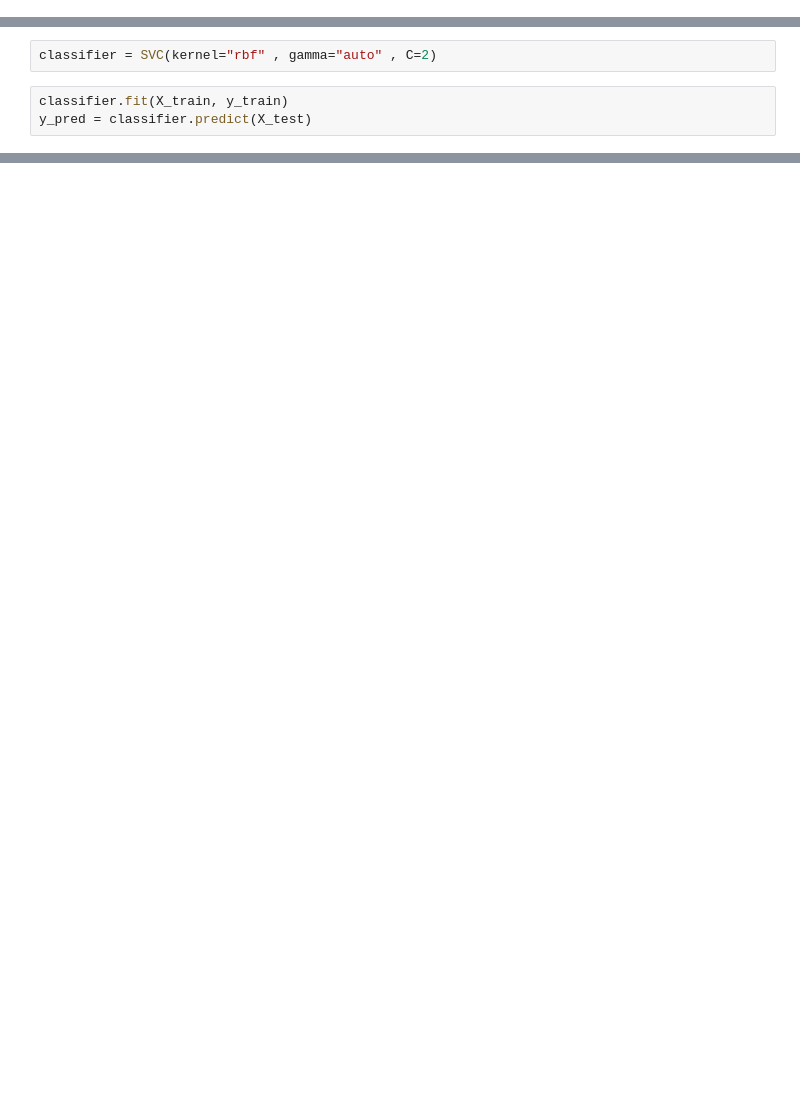
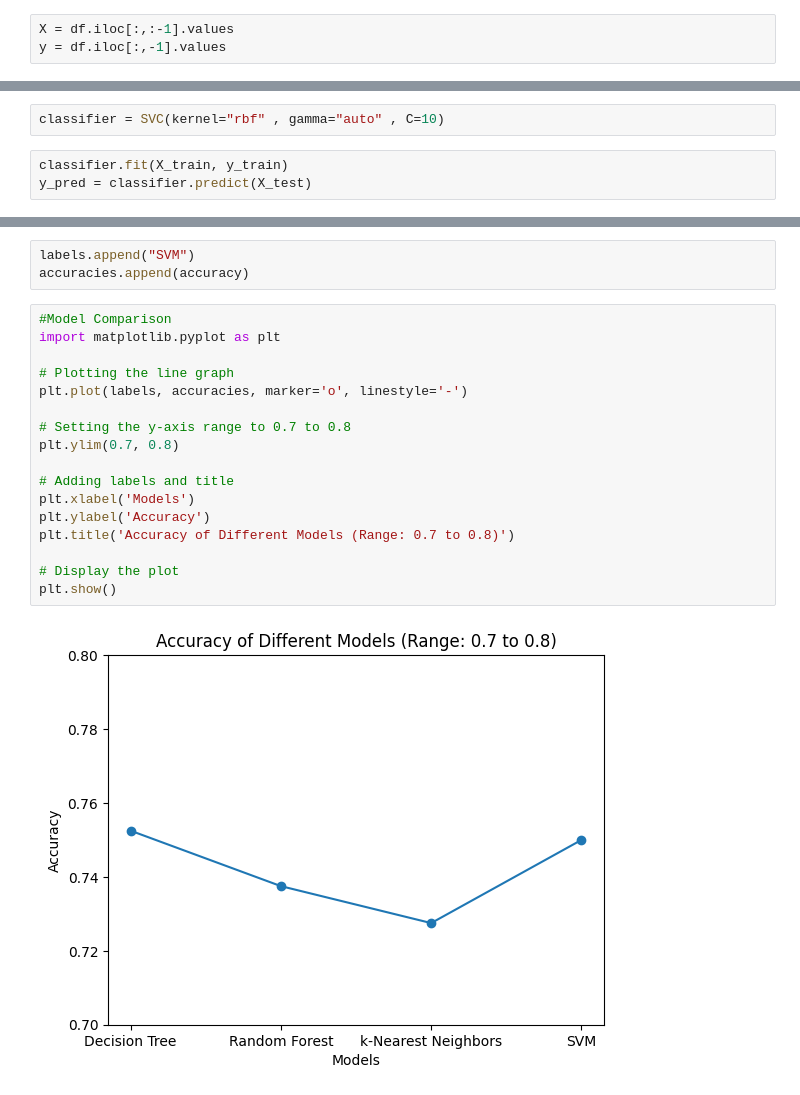
Before and after one commit to Siddharth0327/CyptoCurrency-Investigation-Tool, a Jupyter notebook: model1.ipynb, the cells around one changed output, grey strips where cells are left out. Saved outputs shown, nothing was run; the diff lists cells and outputs as text; blank space fills up the shorter version.

Commit message:
changes in model

```diff
--- a/model1.ipynb
+++ b/model1.ipynb
@@ -82,0 +29,3 @@ y = one_hot_encoded_data['Class_label']
+# %%
+X = df.iloc[:,:-1].values
+y = df.iloc[:,-1].values
@@ -93,7 +46,7 @@ X_test shape: (800, 12003)
 y_train shape: (3200,)
 y_test shape: (800,)
 # %%
-classifier = SVC(kernel="rbf" , gamma="auto" , C=2)
+classifier = SVC(kernel="rbf" , gamma="auto" , C=10)
 # %%
 classifier.fit(X_train, y_train)
 y_pred = classifier.predict(X_test)
@@ -123,0 +153,22 @@ weighted avg       0.61      0.73      0.65       800
+# %%
+labels.append("SVM")
+accuracies.append(accuracy)
+# %%
+#Model Comparison
+import matplotlib.pyplot as plt
+
+# Plotting the line graph
+plt.plot(labels, accuracies, marker='o', linestyle='-')
+
+# Setting the y-axis range to 0.7 to 0.8
+plt.ylim(0.7, 0.8)
+
+# Adding labels and title
+plt.xlabel('Models')
+plt.ylabel('Accuracy')
+plt.title('Accuracy of Different Models (Range: 0.7 to 0.8)')
+
+# Display the plot
+plt.show()
+# %% [output]
+[figure, added]
```
Also changed, not shown: parts of 30 cells of this notebook, 1 other file.
